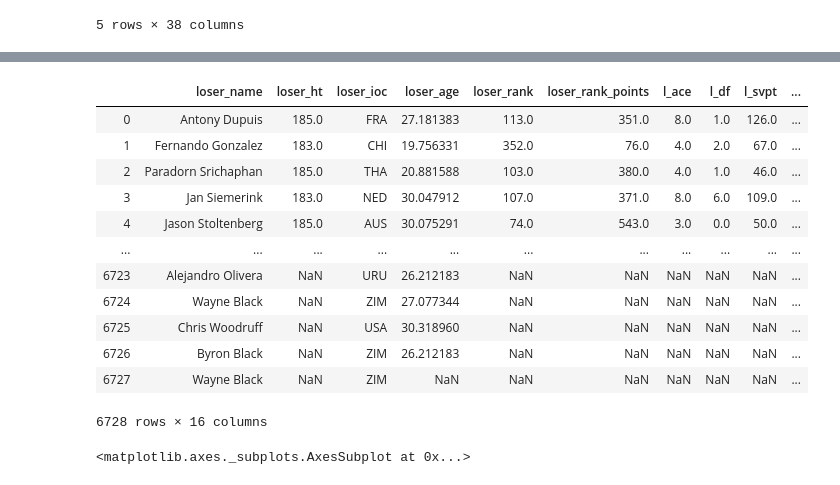
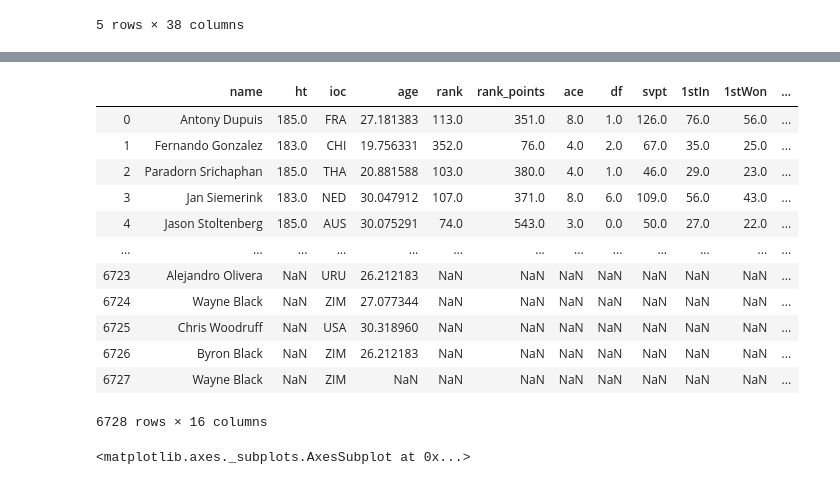
Before and after one commit to tomasojea/Tennis-EDA, a Jupyter notebook: experimentation_EDA.ipynb, the cells around one changed output, grey strips where cells are left out. Cells and saved outputs as stored; diff of their text form; code cells hidden in the pictures.

Commit message:
replace colum names

```diff
--- a/experimentation_EDA.ipynb
+++ b/experimentation_EDA.ipynb
@@ -103,42 +103,38 @@ df_l['winner/loser'] = 'loser'
 # %%
 #conca = pd.concat([df_w,df_l.rename(columns=lambda s: s*3)], ignore_index=True)
 #conca =conca.drop(columns=[col for col in df.columns if 'loser_' in col[:7] or 'l_' in col[0:2]])
 df_w.columns = df_l.columns
 
 
 conca = pd.concat([df_w, df_l])
-df_loser = [col for col in df.columns if 'loser_' in col[:7] or 'l_' in col[0:2]]
-
-conca1 = [col.replace('loser_', '') for col in conca.columns]
 
 def replace_string(conca):
     for col in conca.columns:
         if 'loser_' in col[:7]:
             renaming = col.replace('loser_', '')
-            conca.rename(columns={col: renaming})
+            conca = conca.rename(columns={col: renaming})
         else:
             renaming = col.replace('l_', '')
-            conca.rename(columns={col: renaming})
+            conca = conca.rename(columns={col: renaming})
     return conca
 
 
 
 conca = conca.apply(lambda x: pd.Series(x.dropna().values))
-#conca = conca.drop(columns=[col for col in df.columns if 'loser_' in col[:7] or 'l_' in col[0:2]])
 replace_string(conca)
 # %% [output]
-|  | loser_name | loser_ht | loser_ioc | loser_age | loser_rank | loser_rank_points | l_ace | l_df | l_svpt | ... |
-| 0 | Antony Dupuis | 185.0 | FRA | 27.181383 | 113.0 | 351.0 | 8.0 | 1.0 | 126.0 | ... |
-| 1 | Fernando Gonzalez | 183.0 | CHI | 19.756331 | 352.0 | 76.0 | 4.0 | 2.0 | 67.0 | ... |
-| 2 | Paradorn Srichaphan | 185.0 | THA | 20.881588 | 103.0 | 380.0 | 4.0 | 1.0 | 46.0 | ... |
-| 3 | Jan Siemerink | 183.0 | NED | 30.047912 | 107.0 | 371.0 | 8.0 | 6.0 | 109.0 | ... |
-| 4 | Jason Stoltenberg | 185.0 | AUS | 30.075291 | 74.0 | 543.0 | 3.0 | 0.0 | 50.0 | ... |
-| ... | ... | ... | ... | ... | ... | ... | ... | ... | ... | ... |
-| 6723 | Alejandro Olivera | NaN | URU | 26.212183 | NaN | NaN | NaN | NaN | NaN | ... |
-| 6724 | Wayne Black | NaN | ZIM | 27.077344 | NaN | NaN | NaN | NaN | NaN | ... |
-| 6725 | Chris Woodruff | NaN | USA | 30.318960 | NaN | NaN | NaN | NaN | NaN | ... |
-| 6726 | Byron Black | NaN | ZIM | 26.212183 | NaN | NaN | NaN | NaN | NaN | ... |
-| 6727 | Wayne Black | NaN | ZIM | NaN | NaN | NaN | NaN | NaN | NaN | ... |
+|  | name | ht | ioc | age | rank | rank_points | ace | df | svpt | 1stIn | 1stWon | ... |
+| 0 | Antony Dupuis | 185.0 | FRA | 27.181383 | 113.0 | 351.0 | 8.0 | 1.0 | 126.0 | 76.0 | 56.0 | ... |
+| 1 | Fernando Gonzalez | 183.0 | CHI | 19.756331 | 352.0 | 76.0 | 4.0 | 2.0 | 67.0 | 35.0 | 25.0 | ... |
+| 2 | Paradorn Srichaphan | 185.0 | THA | 20.881588 | 103.0 | 380.0 | 4.0 | 1.0 | 46.0 | 29.0 | 23.0 | ... |
+| 3 | Jan Siemerink | 183.0 | NED | 30.047912 | 107.0 | 371.0 | 8.0 | 6.0 | 109.0 | 56.0 | 43.0 | ... |
+| 4 | Jason Stoltenberg | 185.0 | AUS | 30.075291 | 74.0 | 543.0 | 3.0 | 0.0 | 50.0 | 27.0 | 22.0 | ... |
+| ... | ... | ... | ... | ... | ... | ... | ... | ... | ... | ... | ... | ... |
+| 6723 | Alejandro Olivera | NaN | URU | 26.212183 | NaN | NaN | NaN | NaN | NaN | NaN | NaN | ... |
+| 6724 | Wayne Black | NaN | ZIM | 27.077344 | NaN | NaN | NaN | NaN | NaN | NaN | NaN | ... |
+| 6725 | Chris Woodruff | NaN | USA | 30.318960 | NaN | NaN | NaN | NaN | NaN | NaN | NaN | ... |
+| 6726 | Byron Black | NaN | ZIM | 26.212183 | NaN | NaN | NaN | NaN | NaN | NaN | NaN | ... |
+| 6727 | Wayne Black | NaN | ZIM | NaN | NaN | NaN | NaN | NaN | NaN | NaN | NaN | ... |
 6728 rows × 16 columns
 # %%
 sns.heatmap(conca.isnull(), cbar=False)
```
